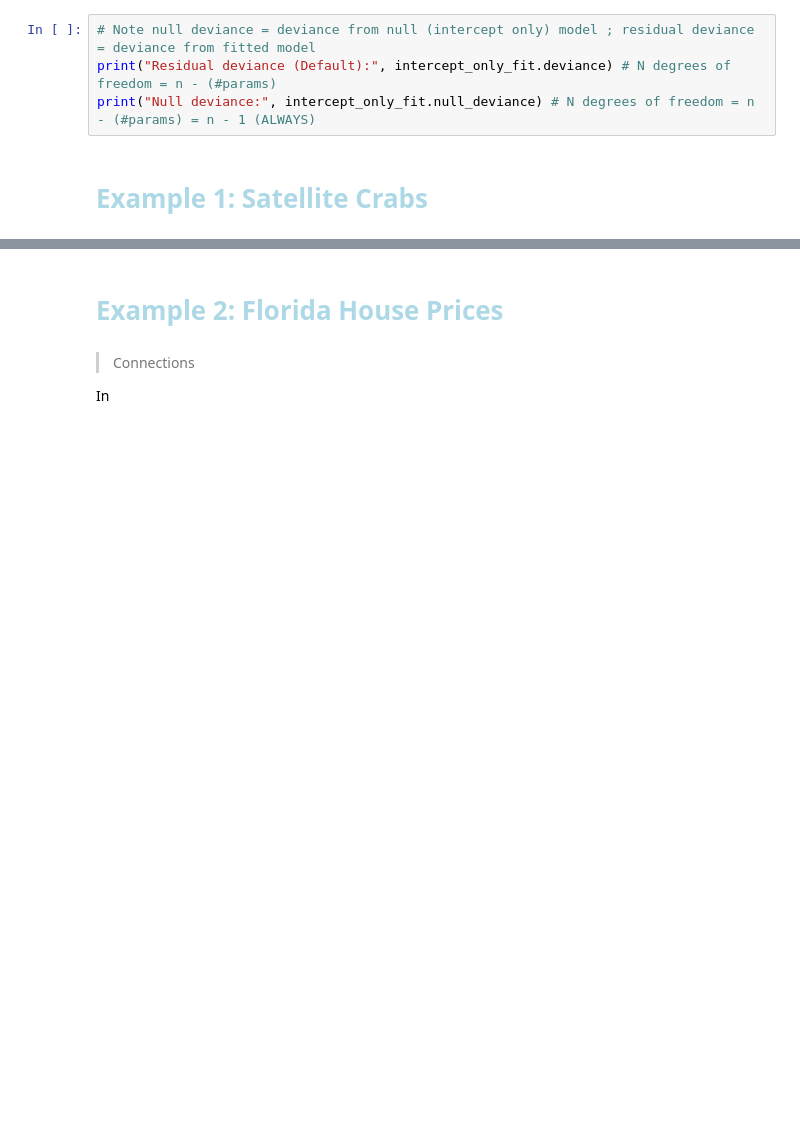
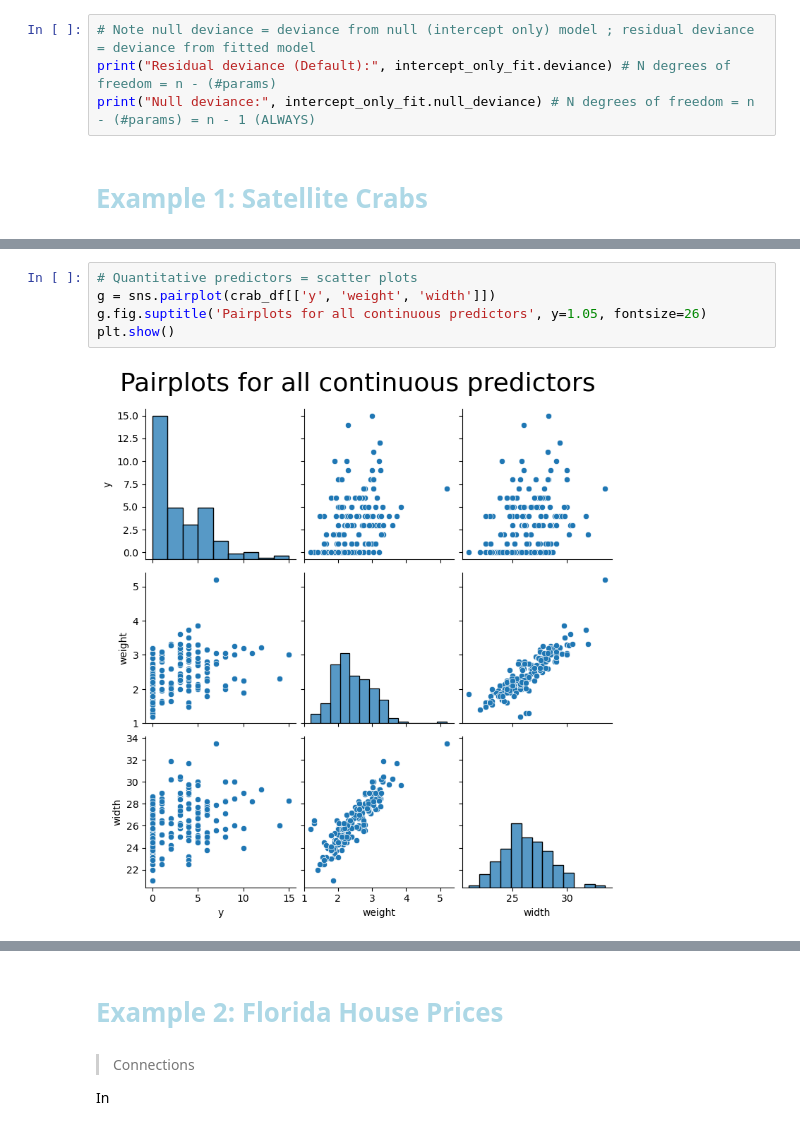
Before and after one commit to Donnievin/Donnievin.github.io, a Jupyter notebook: Courses/ASDA2/4_Fitting_GLM.ipynb, the cells around one changed output, grey strips where cells are left out. Cells and saved outputs as stored; diff of their text form; blank space fills up the shorter version.

```diff
--- a/Courses/ASDA2/4_Fitting_GLM.ipynb
+++ b/Courses/ASDA2/4_Fitting_GLM.ipynb
@@ -261,0 +338,7 @@ plt.show()
+# %%
+# Quantitative predictors = scatter plots
+g = sns.pairplot(crab_df[['y', 'weight', 'width']])
+g.fig.suptitle('Pairplots for all continuous predictors', y=1.05, fontsize=26)
+plt.show()
+# %% [output]
+[figure, added]
```
Also changed, not shown: parts of 13 cells of this notebook, 2 other files.
